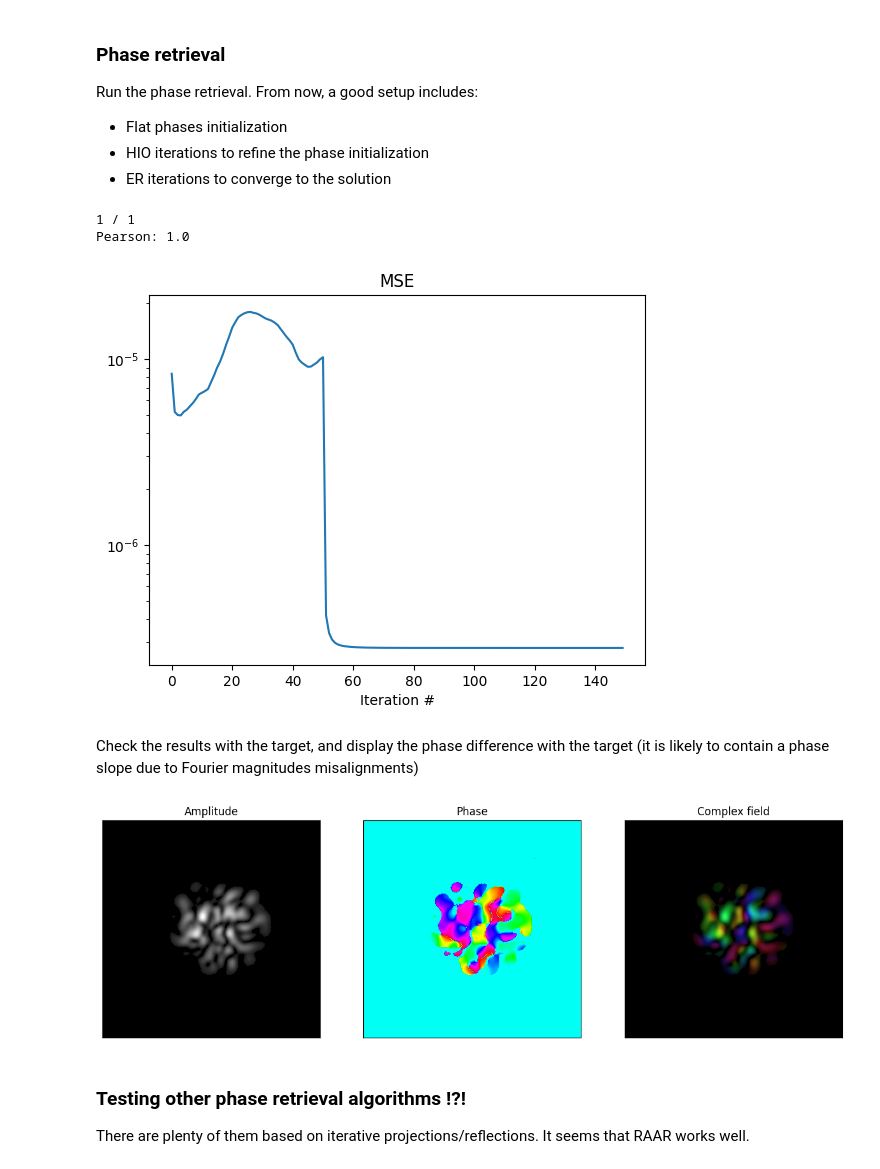
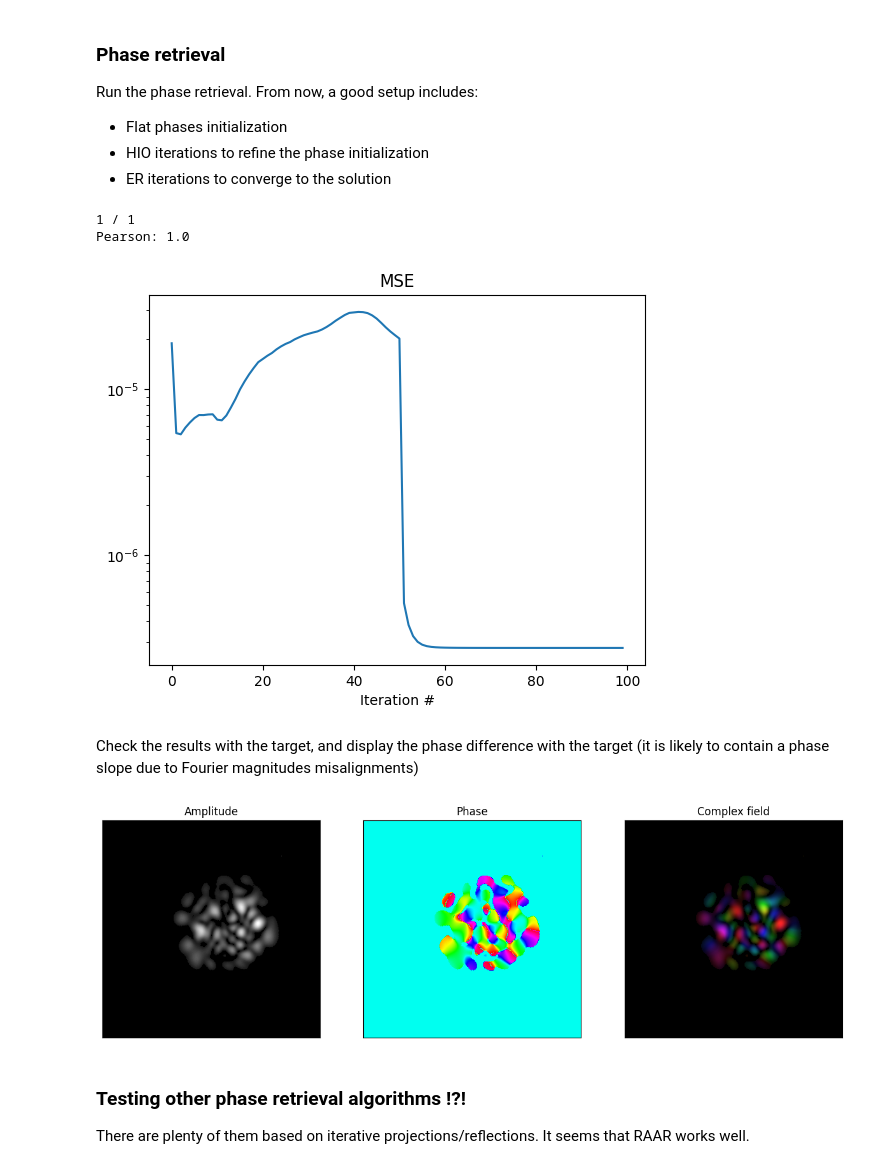
Before and after one commit to jysru/Speckle-Retrieval, a Jupyter notebook: notebooks/experimental_speckle_retrieval.ipynb, the cells around one changed output. Cells and saved outputs as stored; diff of their text form; code cells hidden in the pictures.

```diff
--- a/notebooks/experimental_speckle_retrieval.ipynb
+++ b/notebooks/experimental_speckle_retrieval.ipynb
@@ -32,6 +32,6 @@ print(len(CP), len(CP[0]), CP[0][0].shape)
 
 Let's remove the noise from the measured far field
 # %%
-noise_corr = spr.utils.extract_noise_correction(CL, mask_trsh=0.02, plot_result=True)
+noise_corr = spr.utils.extract_noise_correction(CL, mask_trsh=0.02, plot_result=True, plot_mask=True)
 print(noise_corr)
 # %% [output]
@@ -69,11 +70,8 @@ start = 253
 stop = start + 314
 
 CP_shift = (np.array(centroids_CP) - np.array(field.shape) / 2).astype(int)
-field = np.roll(field, shift=-CP_shift, axis=(0,1))
+# field = np.roll(field, shift=-CP_shift, axis=(0,1))
 field = spr.transforms.pad_img(field, 0.23)
-# field = field[156:-157, 156:-157]
-# field = field[start:stop, start:stop]
-# field = field[:-1, :-1]
 
 field_energy = np.sum(np.square(np.abs(field)))
 field = field / np.sqrt(field_energy)
@@ -82,16 +80,13 @@ print(field.shape, field_energy)
 
 ft = np.sqrt(CL[0][idx]) - noise_corr
 CL_shift = (np.array(centroids_CL) - np.array(ft.shape) / 2).astype(int) + np.array([-20, 10])
-ft = np.roll(ft, shift=-CL_shift, axis=(0,1))
-# ft = ft[:-1,:-1]
+# ft = np.roll(ft, shift=-CL_shift, axis=(0,1))
 ft = spr.utils.bin_image(ft, factor=8)
-# ft = spr.transforms.pad_img(ft, 3.92)
 ft = spr.transforms.pad_img(ft, 3.92)
 
 ft_energy = np.sum(np.square(np.abs(ft)))
 ft = ft / np.sqrt(ft_energy)
 print(ft.shape, ft_energy)
 
-# _ = spr.plots.compare_arrays(field[1000:1500,1000:1500], ft[1000:1500,1000:1500], cmap='gray')
 _ = spr.plots.compare_arrays(field, ft, cmap='gray')
 # %% [output]
@@ -125,8 +126,8 @@ Run the phase retrieval. From now, a good setup includes:
 - HIO iterations to refine the phase initialization
 - ER iterations to converge to the solution
 # %%
-init = spr.initializers.flat_phases(np.abs(field))
-y_hat, ft_hat, results = spr.retrieval.hio_er_fourier((np.abs(field), np.abs(ft)), support, pad=None, init=init, beta=0.99, max_iter=1, max_er_iter=100, max_hio_iter=50)
+init = spr.initializers.random_phases(np.abs(field))
+y_hat, ft_hat, results = spr.retrieval.hio_er_fourier((np.abs(field), np.abs(ft)), support, pad=None, init=init, beta=0.99, max_iter=1, max_er_iter=50, max_hio_iter=50)
 print(f"Pearson: {spr.metrics.pearson(y_hat[support], field[support])}")
 
 plt.figure()
@@ -134,17 +135,19 @@ plt.plot(results['mse_plane2'], label='Fourier MSE')
 plt.title('MSE')
 plt.xlabel('Iteration #')
 plt.yscale('log')
+
+plt.savefig('hio.svg')
 # %% [output]
 1 / 1
 Pearson: 1.0
-[figure, old version]
+[figure, new version]
 # %% [markdown]
 Check the results with the target, and display the phase difference with the target (it is likely to contain a phase slope due to Fourier magnitudes misalignments)
 # %%
-_ = spr.plots.complex_imshow(y_hat, remove_ticks=True,)
+_ = spr.plots.complex_imshow(y_hat, remove_ticks=True)
 plt.show()
 # %% [output]
-[figure, old version]
+[figure, new version]
 # %% [markdown]
 ### Testing other phase retrieval algorithms !?!
 
```
Also changed, not shown: parts of 9 cells of this notebook.
